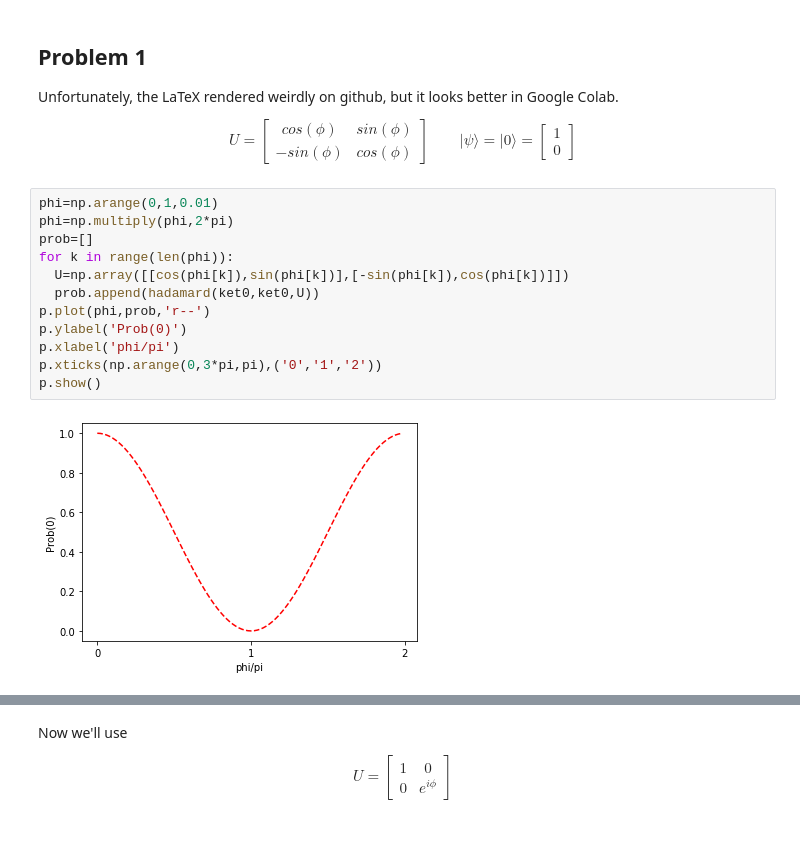
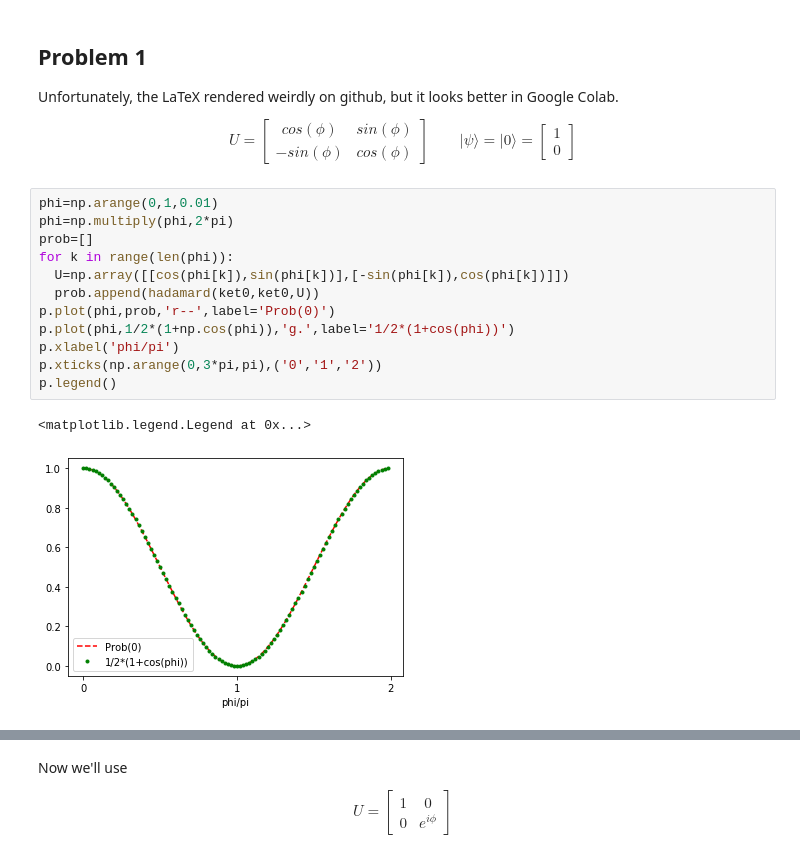
Before and after one commit to methrex/COT5600, a Jupyter notebook: hw_2/COT5600_HW2.ipynb, the cells around one changed output, grey strips where cells are left out. Drawn from its saved outputs; the diff is of its cells as text.

```diff
--- a/hw_2/COT5600_HW2.ipynb
+++ b/hw_2/COT5600_HW2.ipynb
@@ -58,15 +62,16 @@ $$
 # %%
 phi=np.arange(0,1,0.01)
 phi=np.multiply(phi,2*pi)
 prob=[]
 for k in range(len(phi)):
   U=np.array([[cos(phi[k]),sin(phi[k])],[-sin(phi[k]),cos(phi[k])]])
   prob.append(hadamard(ket0,ket0,U))
-p.plot(phi,prob,'r--')
-p.ylabel('Prob(0)')
+p.plot(phi,prob,'r--',label='Prob(0)')
+p.plot(phi,1/2*(1+np.cos(phi)),'g.',label='1/2*(1+cos(phi))')
 p.xlabel('phi/pi')
 p.xticks(np.arange(0,3*pi,pi),('0','1','2'))
-p.show()
+p.legend()
 # %% [output]
+<matplotlib.legend.Legend at 0x...>
-[figure, old version]
+[figure, new version]
 # %% [markdown]
```
Also changed, not shown: parts of 4 cells of this notebook.
